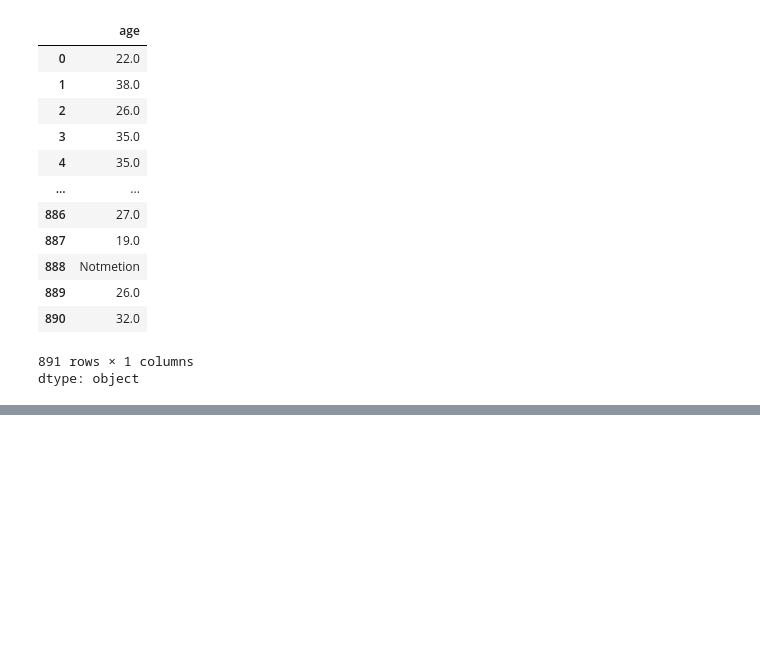
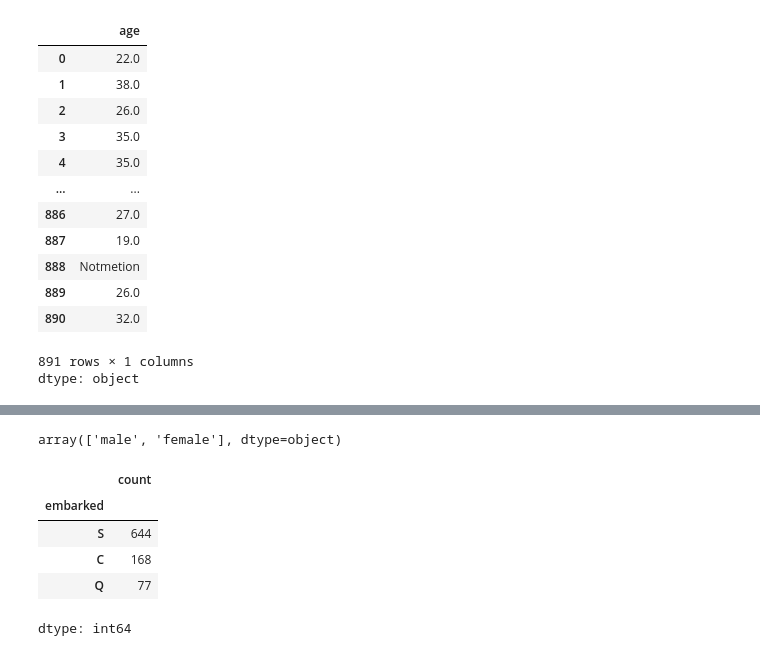
Before and after one commit to Pritishcoder07/AIML-ALGROITHM, a Jupyter notebook: DAY 2 .ipynb, the cells around one changed output, grey strips where cells are left out. Saved outputs shown, nothing was run; the diff lists cells and outputs as text; code cells hidden in the pictures; blank space fills up the shorter version.

```diff
--- a/DAY 2 .ipynb
+++ b/DAY 2 .ipynb
@@ -606,0 +618,5 @@ dtype: object
+# %%
+import pandas as pd
+url = "https://raw.githubusercontent.com/mwaskom/seaborn-data/master/titanic.csv"
+df = pd.read_csv(url)
+df.head()
@@ -606,0 +630,13 @@ dtype: object
+# %%
+df["sex"].unique()
+# %% [output]
+array(['male', 'female'], dtype=object)
+# %%
+df['embarked'].value_counts()
+# %% [output]
+|  | count |
+| embarked |  |
+| S | 644 |
+| C | 168 |
+| Q | 77 |
+dtype: int64
```
Also changed, not shown: parts of 3 cells of this notebook.
